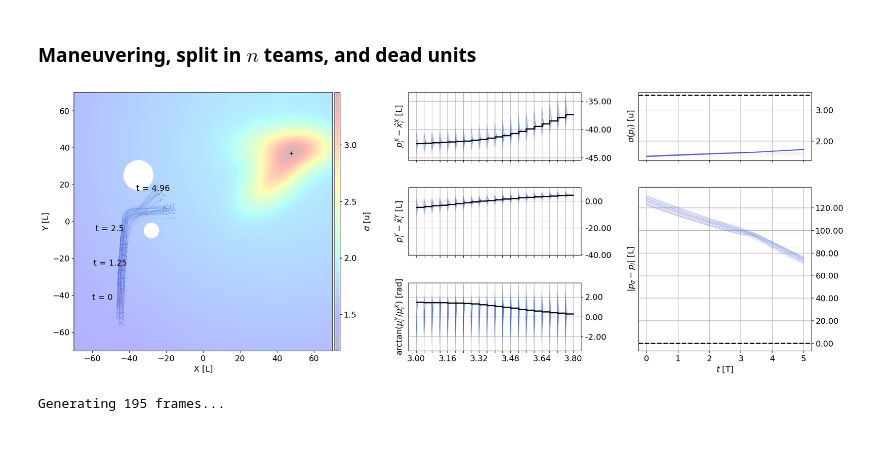
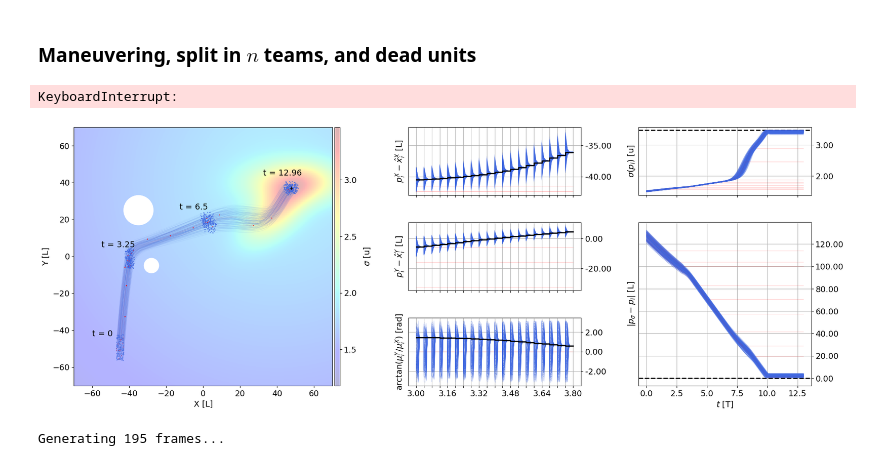
Before and after one commit to jesusBV20/source_seeking_distr, a Jupyter notebook: notebooks/simulations.ipynb, the cells around one changed output. Drawn from its saved outputs; the diff is of its cells as text; code cells hidden in the pictures.

Commit message:
wip: figure for the example of proposition 1

```diff
--- a/notebooks/simulations.ipynb
+++ b/notebooks/simulations.ipynb
@@ -61,12 +61,11 @@ The directory '../output' already exists!
 # %%
 ## Parameters #####
 pc = np.array([-45,-50])
-N = 50
+N = 250
 p = XY_distrib(N, pc, np.array([2,7]))
 p2 = XY_distrib(N, np.array([0,0]), np.array([5,2]))
 
-dist_thr_init = 10
-Z = gen_Z_split(N, 1, int(1))
+Z = gen_Z_split(N, 1, int(N**(1.98)))
 # len(Z)
 
 q0 = [p, 15]
@@ -86,7 +85,7 @@ sigma_field = SigmaNonconvex(k=0.04, dev=dev, mu=mu)
 # Generating the simulator class
 # ----------------------------------------------------------------------
 dt = 1/25
-tf = 5
+tf = 13
 
 sim = SingIntSimulator(q0, Z, sigma_field, dt=dt, kc=0.07, kl=0.1, its_c=4, its_l=7)
 sim.ks = 1
@@ -98,7 +97,7 @@ t_list = np.arange(0, tf, dt)
 
 t1, t2 = 3, 4
 for it in tqdm(range(len(t_list))):
-    if it % int(1/dt) == 0 and it != 0:
+    if it % int(0.1/dt) == 0 and it != 0:
         sim.kill_agents(random.choice(range(N)))
 
     if it == int(t1/dt):
@@ -109,34 +108,36 @@ for it in tqdm(range(len(t_list))):
         sim.set_Z(gen_Z_split(N, 5))
 
     sim.int_step()
+# %% [output]
+KeyboardInterrupt:
 # %%
 # ----------------------------------------------------------------------
 # Plot simulations and estimations
 # ----------------------------------------------------------------------
 
 plotter_sim = SingIntPlotter(
     sim,
     xlim=[-70,70],
     ylim=[-70,70],
     agents_size=0.1,
     agents_alpha=0.8,
-    agents_lw_alpha=0.5,
+    agents_lw_alpha=0.1,
     lw=0.3
     )
 # plotter_sim.plot_simulation()
 # plotter_sim.plot_estimations()
 
 tr = 3
 plotter_sim.plot_paper_fig(
     dpi=100,
     figsize=(23, 8),
     obstacles=[[-35, 25, 8], [-28, -5, 4]],
     est_window=[tr, tr + dt * 20],
-    alpha=0.1,
+    alpha=0.2,
     xtick_step = 4
 )
 # %% [output]
-[figure, old version]
+[figure, new version]
 # %%
 # --------------------------------------------------------------------------------------
 # Animation
```
Also changed, not shown: 6 other files.
